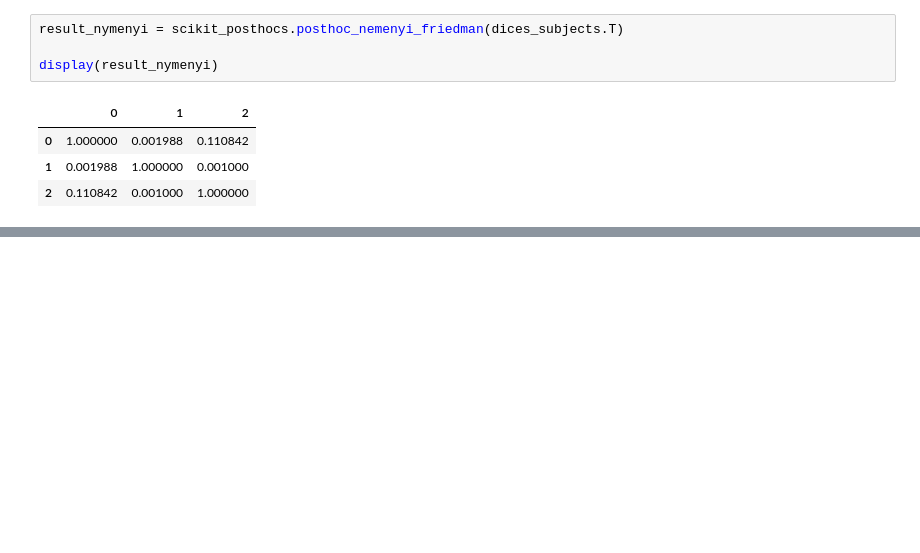
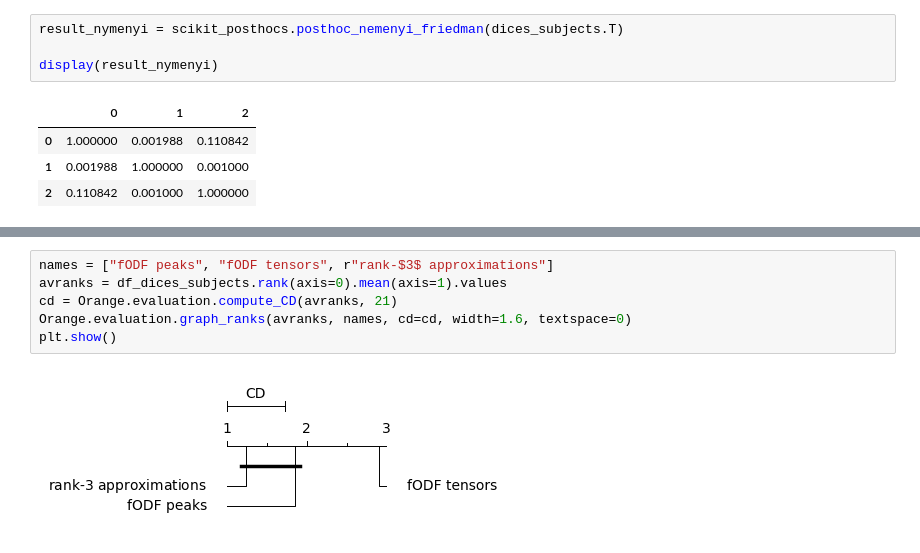
Before and after one commit to bertan-karacora/TractSeg, a Jupyter notebook: tractseg/utils/visualization_quantitative.ipynb, the cells around one changed output, grey strips where cells are left out. Saved outputs shown, nothing was run; the diff lists cells and outputs as text; blank space fills up the shorter version.

```diff
--- a/tractseg/utils/visualization_quantitative.ipynb
+++ b/tractseg/utils/visualization_quantitative.ipynb
@@ -222,0 +249,8 @@ display(result_nymenyi)
+# %%
+names = ["fODF peaks", "fODF tensors", r"rank-$3$ approximations"]
+avranks = df_dices_subjects.rank(axis=0).mean(axis=1).values
+cd = Orange.evaluation.compute_CD(avranks, 21)
+Orange.evaluation.graph_ranks(avranks, names, cd=cd, width=1.6, textspace=0)
+plt.show()
+# %% [output]
+[figure, added]
```
Also changed, not shown: parts of 6 cells of this notebook.
